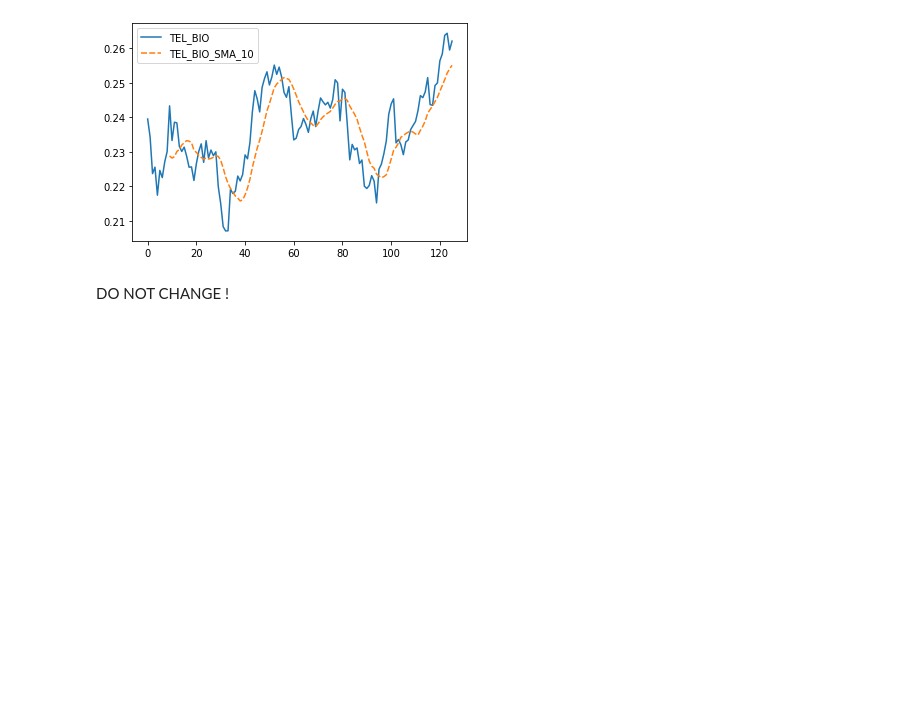
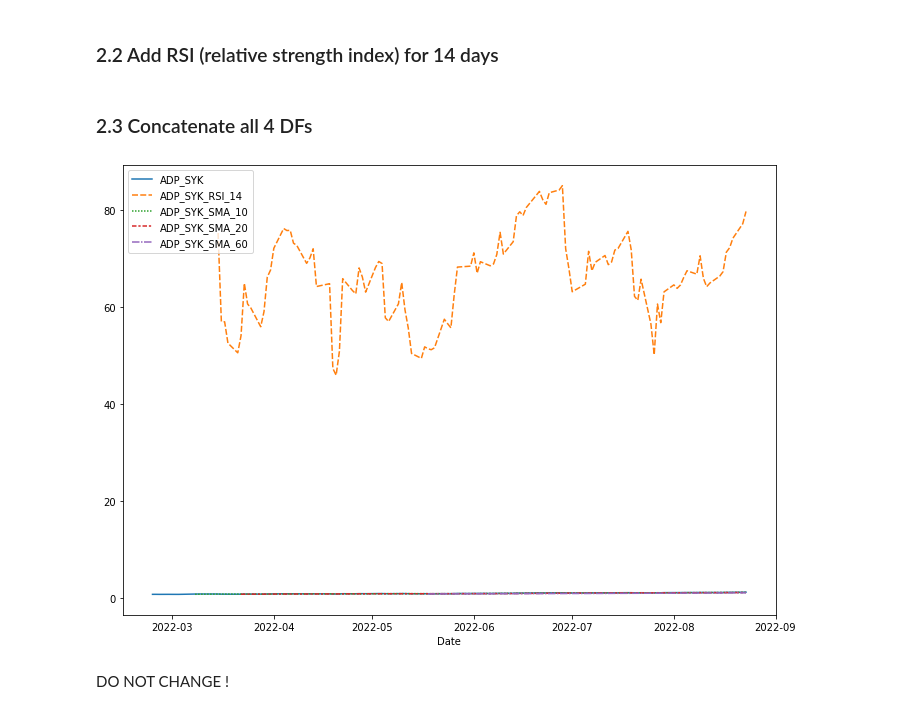
Before and after one commit to greengamma/long-short-trade-ideas-generator, a Jupyter notebook: notebooks/xg_model.ipynb, the cells around one changed output. Saved outputs shown, nothing was run; the diff lists cells and outputs as text; code cells hidden in the pictures; blank space fills up the shorter version.

Commit message:
Finished SMA/RSI for ratios

```diff
--- a/notebooks/xg_model.ipynb
+++ b/notebooks/xg_model.ipynb
@@ -71,4 +22,0 @@ sma_10_df.head()
-# %%
-sns.lineplot(data=sma_10_df.iloc[:, :3]);
-# %% [output]
-[figure, removed]
@@ -75,3 +59,32 @@ sns.lineplot(data=sma_10_df.iloc[:, :3]);
+# %% [markdown]
+### 2.2 Add RSI (relative strength index) for 14 days
+# %%
+rsi_14_df_prep = pd.DataFrame(df['Date'])
+
+for ratio in df.columns:
+    test_df = df[['Date', ratio]]
+    rsi14 = pd.DataFrame(ta.rsi(test_df[ratio], length=14))
+    loop_df = pd.concat([test_df, rsi14], axis=1, ignore_index=False)
+    loop_df.rename(columns={'RSI_14': f'{ratio}_RSI_14'}, inplace=True)
+    rsi_14_df_prep = pd.concat([rsi_14_df_prep, loop_df], axis=1, ignore_index=False)
+    rsi_14_df = rsi_14_df_prep.iloc[:, 3:]
+# %% [markdown]
+### 2.3 Concatenate all 4 DFs
+# %%
+concat_10_20_df = pd.concat([sma_10_df, sma_20_df], axis=1)
+concat_10_20_60_df = pd.concat([concat_10_20_df, sma_60_df], axis=1)
+combined_df = pd.concat([concat_10_20_60_df, rsi_14_df], axis=1)
+# remove duplicates of 'Date' column
+dropped_date_df = combined_df.loc[:,~combined_df.columns.duplicated()]
+dropped_date_df.set_index('Date', inplace=True)
+# sort the ratios by column name
+sorted_df = dropped_date_df.reindex(sorted(dropped_date_df.columns, reverse=False), axis=1)
+# test plot for the first ratio
+dims = (11.7, 8.27)
+fig, ax = plt.subplots(figsize=dims)
+sns.lineplot(data=sorted_df.iloc[:, :5]);
+# %% [output]
+[figure, added]
 # %% [markdown]
 DO NOT CHANGE !
 # %%
```
Also changed, not shown: parts of 14 cells of this notebook.
